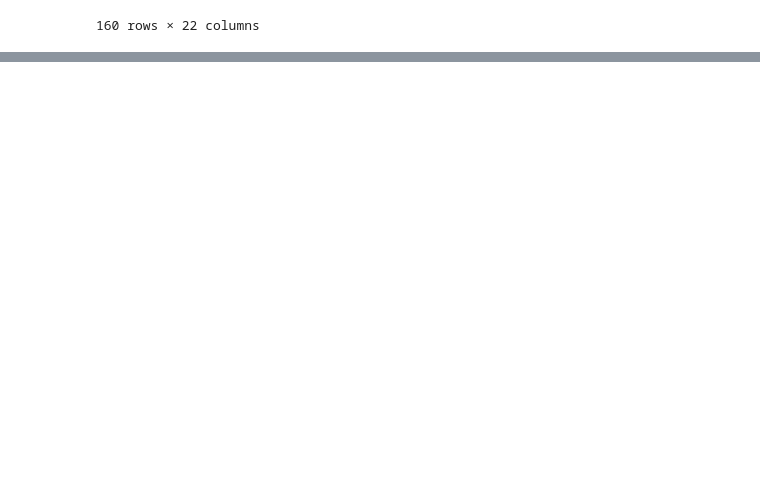
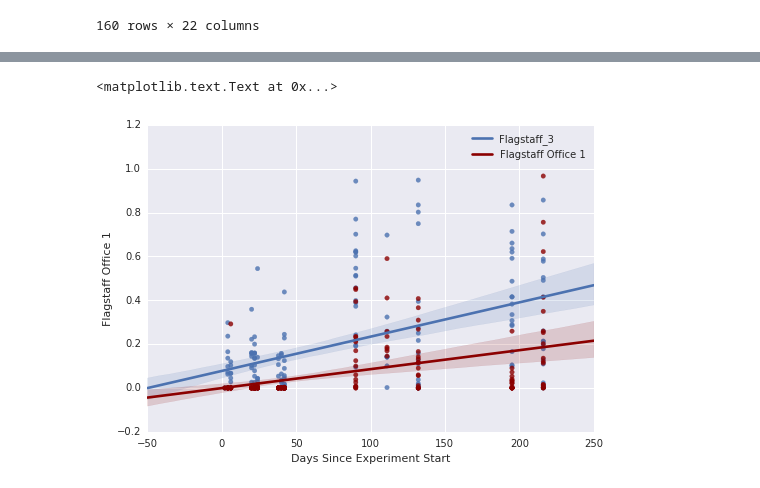
Before and after one commit to johnchase/thesis_analysis, a Jupyter notebook: st_office_affect/source_tracker.ipynb, the cells around one changed output, grey strips where cells are left out. Saved outputs shown, nothing was run; the diff lists cells and outputs as text; code cells hidden in the pictures; blank space fills up the shorter version.

```diff
--- a/st_office_affect/source_tracker.ipynb
+++ b/st_office_affect/source_tracker.ipynb
@@ -160,0 +173,10 @@ Name: Event, Length: 499, dtype: int64
+# %%
+ax = sns.regplot("Days", "flagstaff_3", flag_office_1, label='Flagstaff_3');
+# ax.legend(loc="best")
+sns.regplot("Days", "flagstaff_1", flag_office_1, ax=ax, color='DarkRed', label='Flagstaff Office 1');
+ax.legend(loc="best")
+ax.set_ylabel("Flagstaff Office 1")
+ax.set_xlabel(("Days Since Experiment Start"))
+# %% [output]
+<matplotlib.text.Text at 0x...>
+[figure, added]
```
Also changed, not shown: parts of 16 cells of this notebook, 2 other files.
